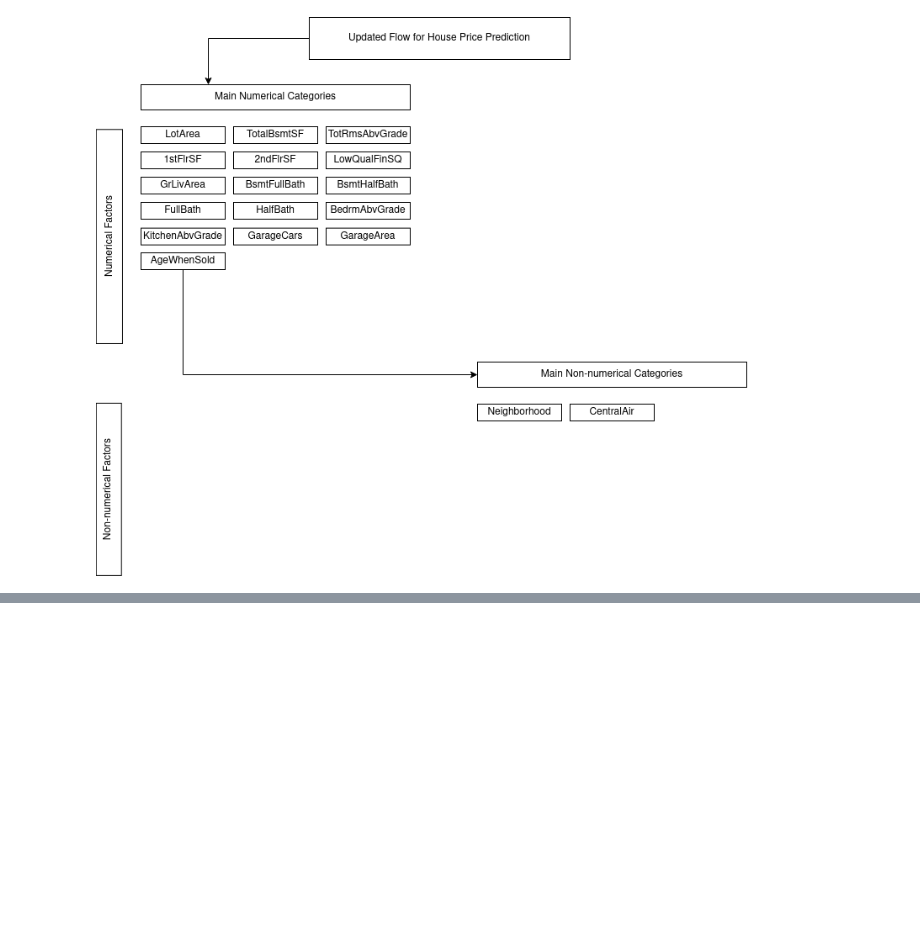
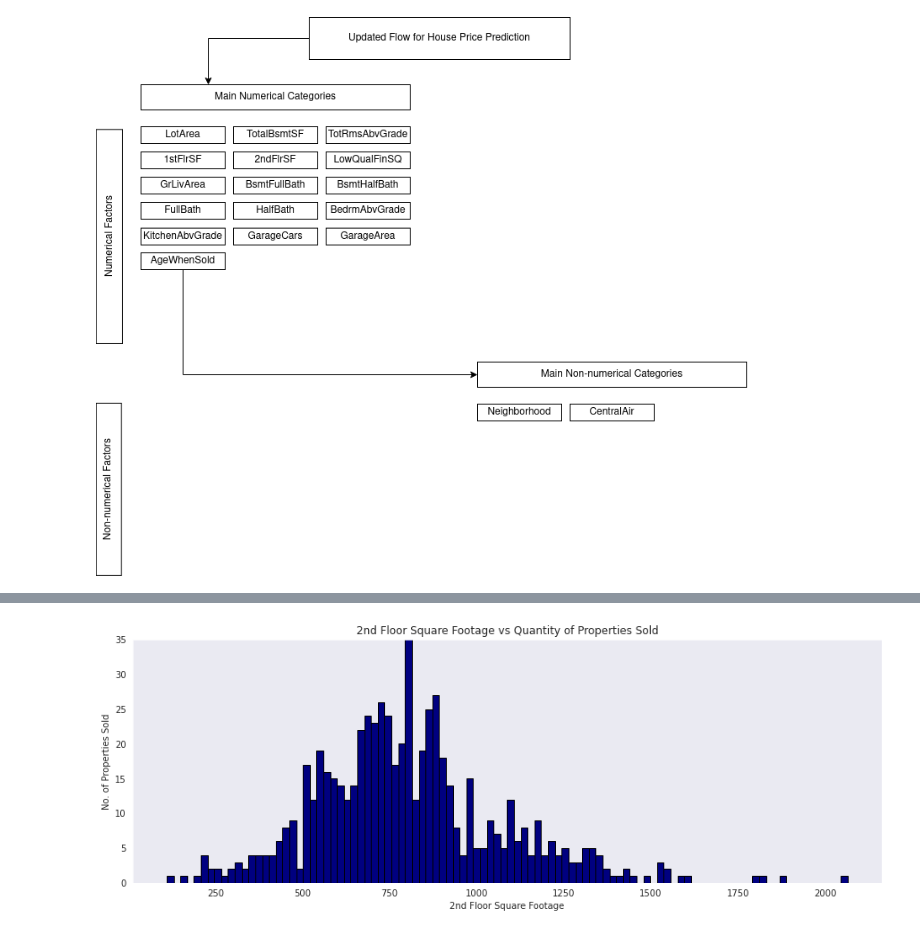
Before and after one commit to blue-santa/ames-housing, a Jupyter notebook: A_Multivariable_Study_of_the_Ames_Housing_Dataset.ipynb, the cells around one changed output, grey strips where cells are left out. Cells and saved outputs as stored; diff of their text form; code cells hidden in the pictures; blank space fills up the shorter version.

```diff
--- a/A_Multivariable_Study_of_the_Ames_Housing_Dataset.ipynb
+++ b/A_Multivariable_Study_of_the_Ames_Housing_Dataset.ipynb
@@ -474,0 +568,14 @@ Image('./2020-08-26-updated-ames-housing-flow-path.png')
+# %%
+# Histogram of the 2ndFlrSF
+plt.figure(figsize=(15,5))
+plt.hist(features_abbr['2ndFlrSF'], bins=100, ec='black', color='navy')
+plt.title('2nd Floor Square Footage vs Quantity of Properties Sold')
+plt.xlabel('2nd Floor Square Footage')
+plt.ylabel('No. of Properties Sold')
+
+# To account for previously forced mean values, ylim is set
+plt.ylim((0,35))
+
+plt.show()
+# %% [output]
+[figure, added]
```
Also changed, not shown: parts of 31 cells of this notebook, 3 other files.
